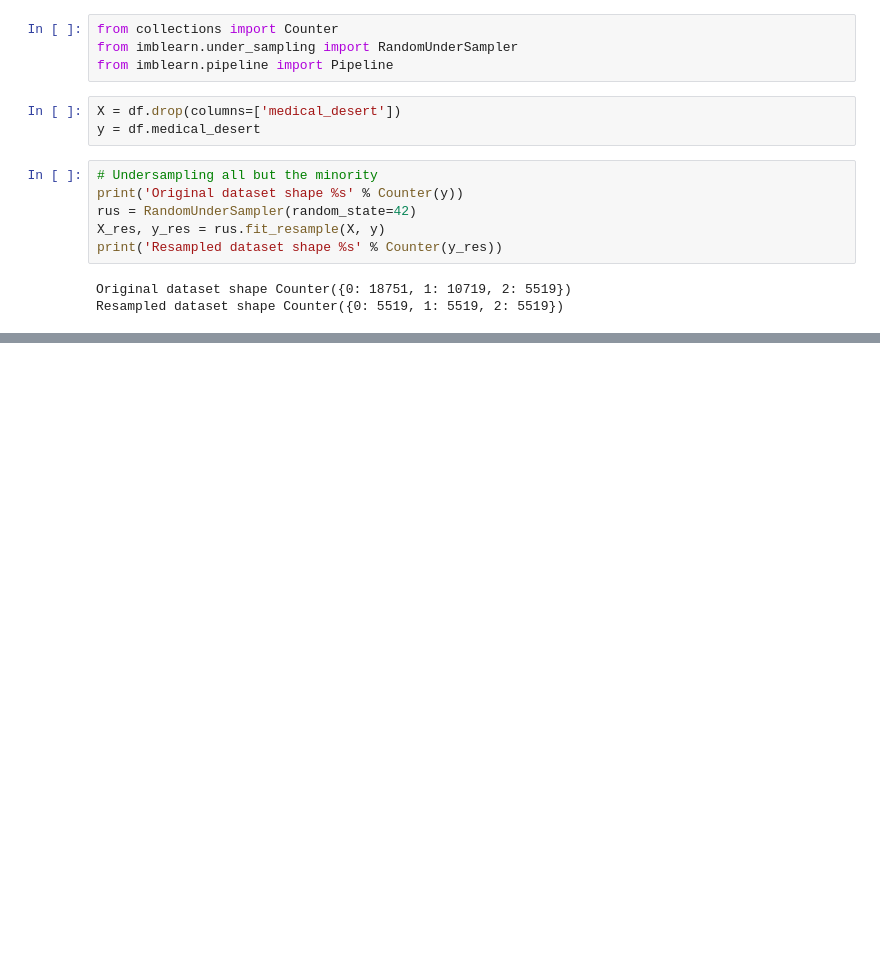
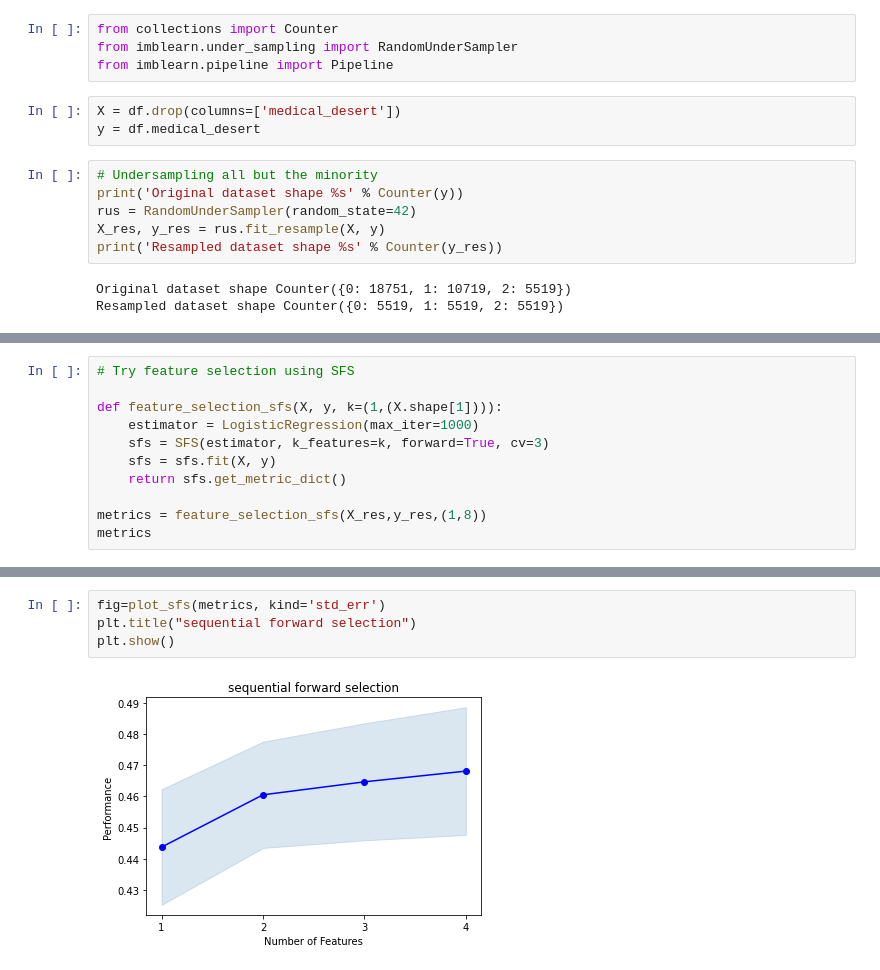
Before and after one commit to LudivineLacour/predict-medical-desert, a Jupyter notebook: code/classification_supervised_learning.ipynb, the cells around one changed output, grey strips where cells are left out. Saved outputs shown, nothing was run; the diff lists cells and outputs as text; blank space fills up the shorter version.

```diff
--- a/code/classification_supervised_learning.ipynb
+++ b/code/classification_supervised_learning.ipynb
@@ -115,0 +297,11 @@ Resampled dataset shape Counter({0: 5519, 1: 5519, 2: 5519})
+# %%
+# Try feature selection using SFS
+
+def feature_selection_sfs(X, y, k=(1,(X.shape[1]))):
+    estimator = LogisticRegression(max_iter=1000)
+    sfs = SFS(estimator, k_features=k, forward=True, cv=3)
+    sfs = sfs.fit(X, y)
+    return sfs.get_metric_dict()
+
+metrics = feature_selection_sfs(X_res,y_res,(1,8))
+metrics
@@ -115,0 +326,6 @@ Resampled dataset shape Counter({0: 5519, 1: 5519, 2: 5519})
+# %%
+fig=plot_sfs(metrics, kind='std_err')
+plt.title("sequential forward selection")
+plt.show()
+# %% [output]
+[figure, added]
```
Also changed, not shown: parts of 14 cells of this notebook.
